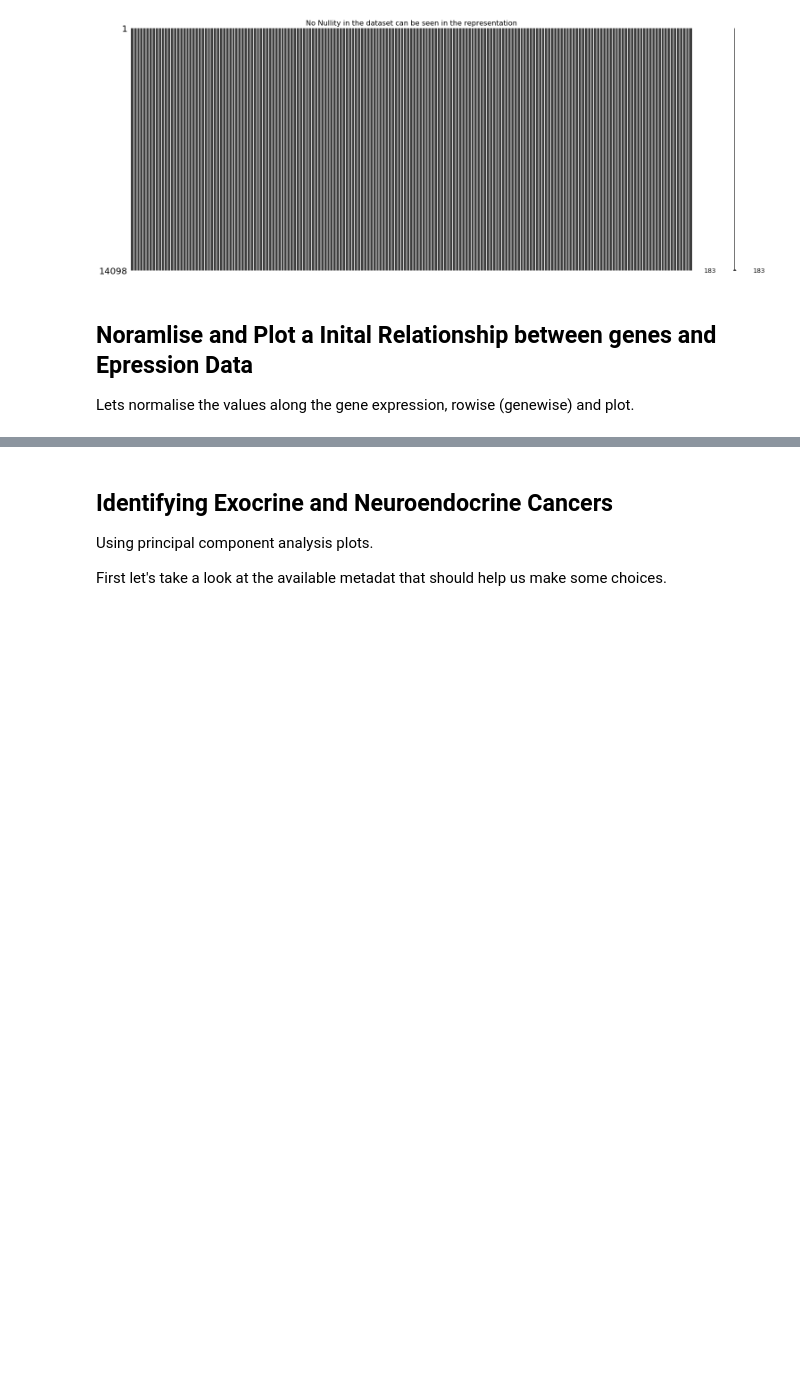
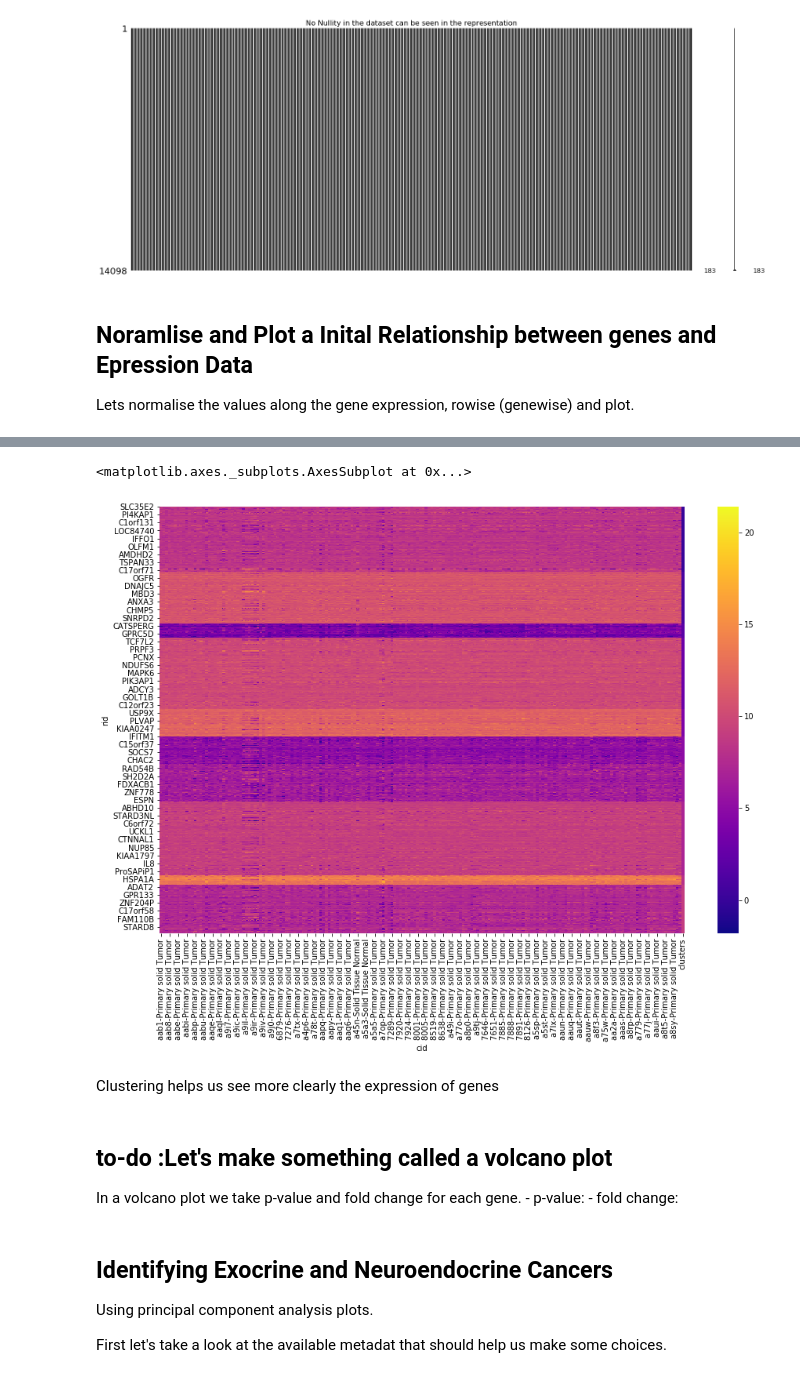
Before and after one commit to vaniisgh/PAAD_Analysis, a Jupyter notebook: Analysis.ipynb, the cells around one changed output, grey strips where cells are left out. Saved outputs shown, nothing was run; the diff lists cells and outputs as text; code cells hidden in the pictures; blank space fills up the shorter version.

```diff
--- a/Analysis.ipynb
+++ b/Analysis.ipynb
@@ -181,3 +192,19 @@ p-value vs fold
+# %%
+matplotlib.pyplot.subplots(figsize=(15,10))
+
+NoNullvalues_df_copy.sort_values(axis =0,by='clusters')
+sns.heatmap(NoNullvalues_df_copy.sort_values(axis =0,by='clusters'), cmap='plasma')
+# %% [output]
+<matplotlib.axes._subplots.AxesSubplot at 0x...>
+[figure, added]
+# %% [markdown]
+Clustering helps us see more clearly the expression of genes
+# %% [markdown]
+## to-do :Let's make something called a volcano plot
+
+In a volcano plot we take p-value and fold change for each gene.
+    - p-value:
+    - fold change:
 # %% [markdown]
 ## Identifying Exocrine and Neuroendocrine Cancers
 
```
Also changed, not shown: parts of 27 cells of this notebook, 1 other file.
